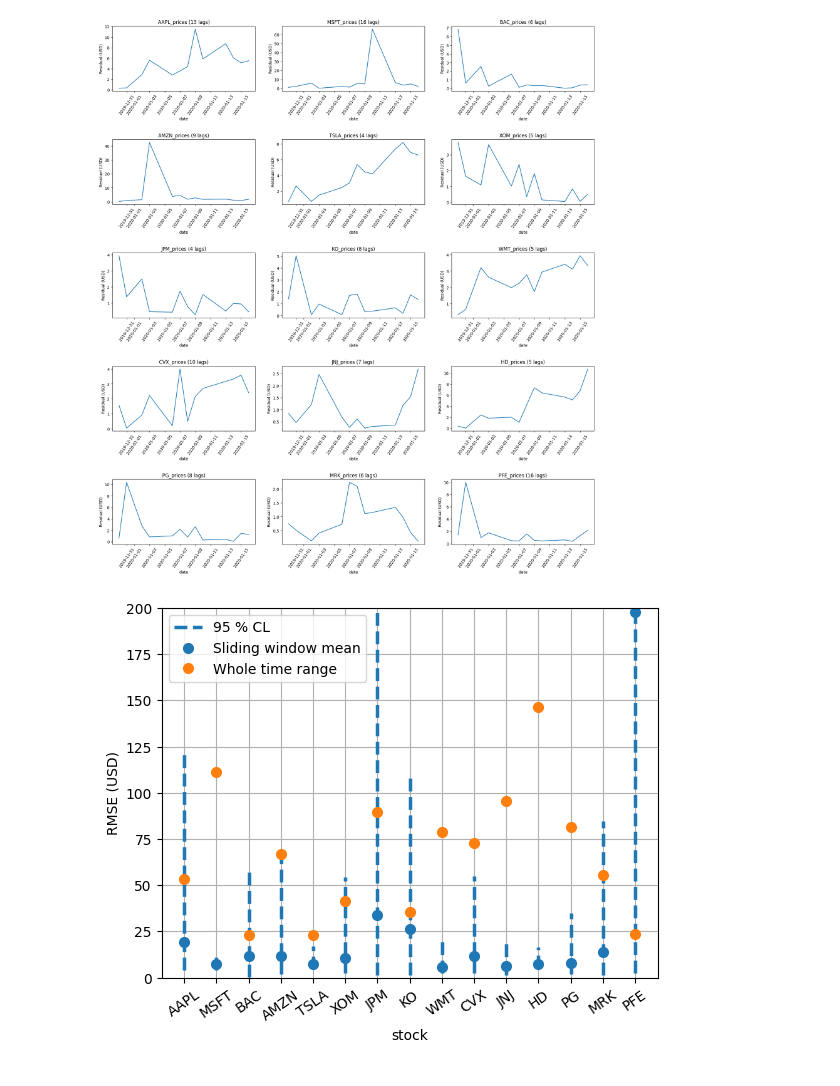
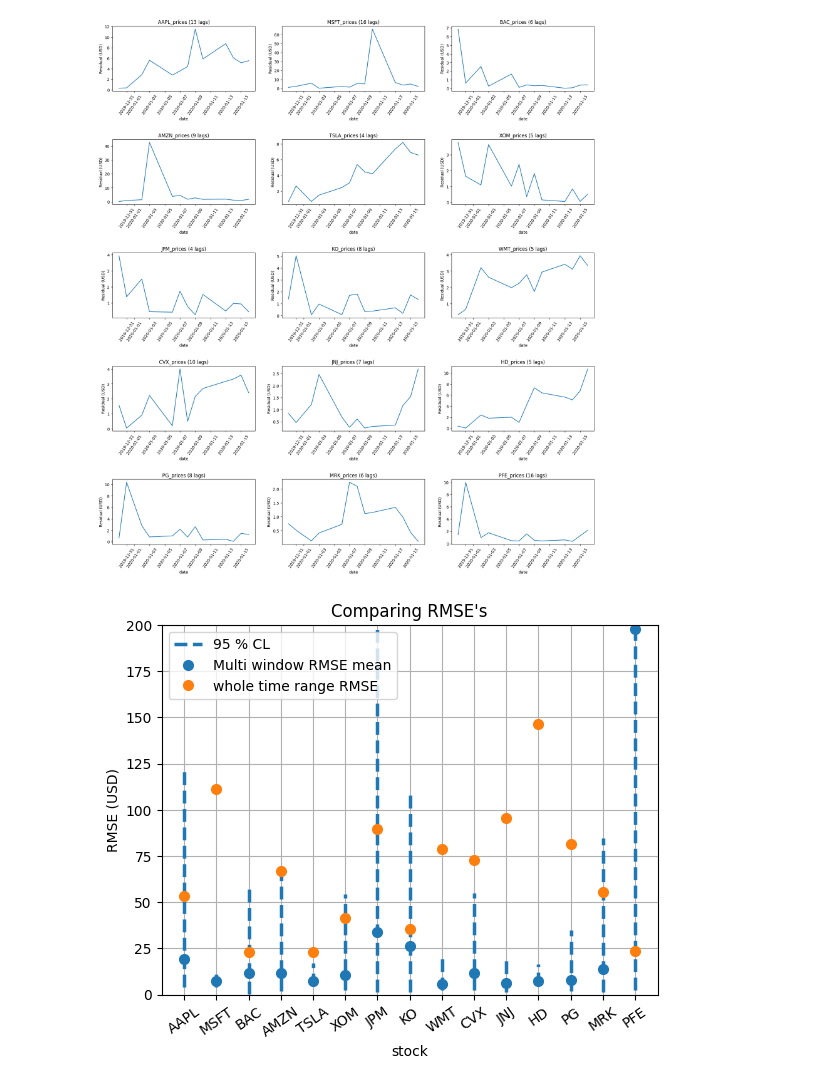
Before and after one commit to DerkNiessink/Project_SDA, a Jupyter notebook: src/Combined Stock Sentiment.ipynb, the cells around one changed output. Saved outputs shown, nothing was run; the diff lists cells and outputs as text; code cells hidden in the pictures.

Commit message:
Adjusted some labels and title

```diff
--- a/src/Combined Stock Sentiment.ipynb
+++ b/src/Combined Stock Sentiment.ipynb
@@ -639,21 +621,22 @@ plt.show()
 # %%
 means_orig = [RMSE(original_forecasts[i], all_real_prices[i])[0] for i in range(len(original_forecasts))]
 
 fig, ax = plt.subplots(1,1)
 label = "_nolegend_"
 for i, error in enumerate(errors):
     if i == len(errors)-1:
         label = "95 % CL"
     plt.vlines(i, ymin = error[0], ymax = error[1], linestyles="dashed", linewidth=2.5, label=label)
-ax.plot(index, means, ".", markersize = 14, label = "Sliding window mean")
-ax.plot(index, means_orig, '.', markersize = 14, label = "Whole time range")
+ax.plot(index, means, ".", markersize = 14, label = "Multi window RMSE mean")
+ax.plot(index, means_orig, '.', markersize = 14, label = "Whole time range RMSE")
 ax.grid()
 ax.set_xticks(range(15))
 ax.set_xticklabels([stock_name[:-7] for stock_name in stock_names], rotation =35)
 plt.xlabel("stock")
 plt.ylabel("RMSE (USD)")
+plt.title("Comparing RMSE's")
 plt.ylim(0, 200)
 plt.legend()
 plt.show()
 # %% [output]
-[figure, old version]
+[figure, new version]
```
Also changed, not shown: parts of 5 cells of this notebook, 1 other file.
